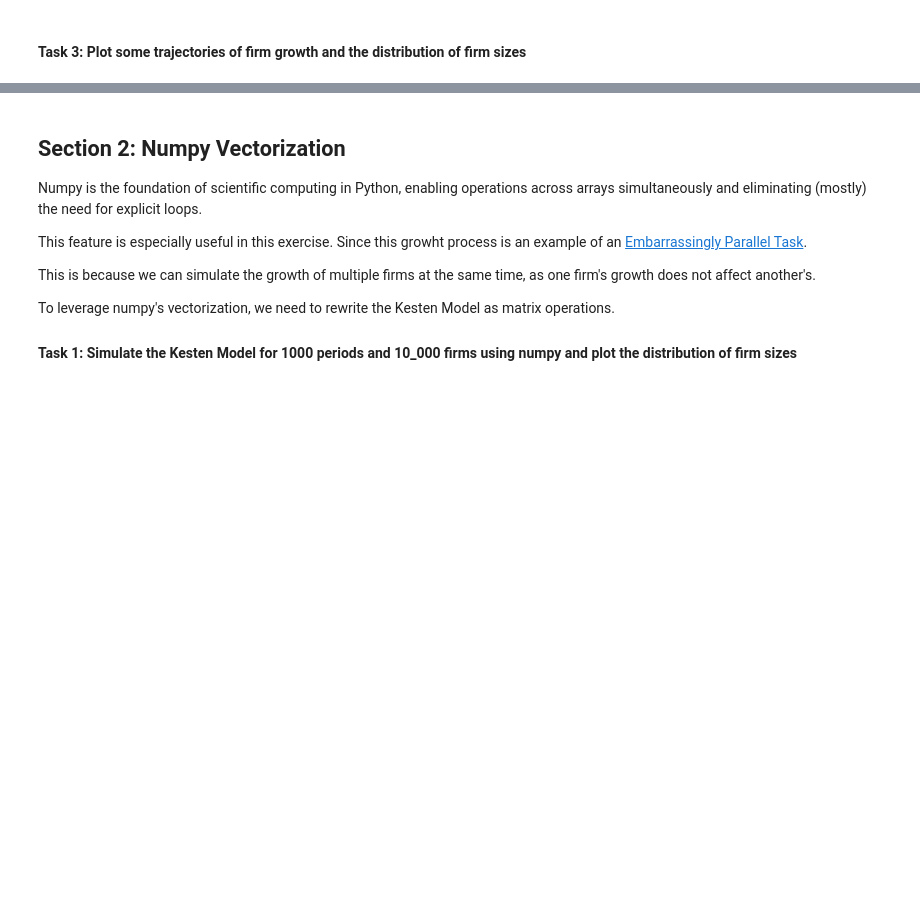
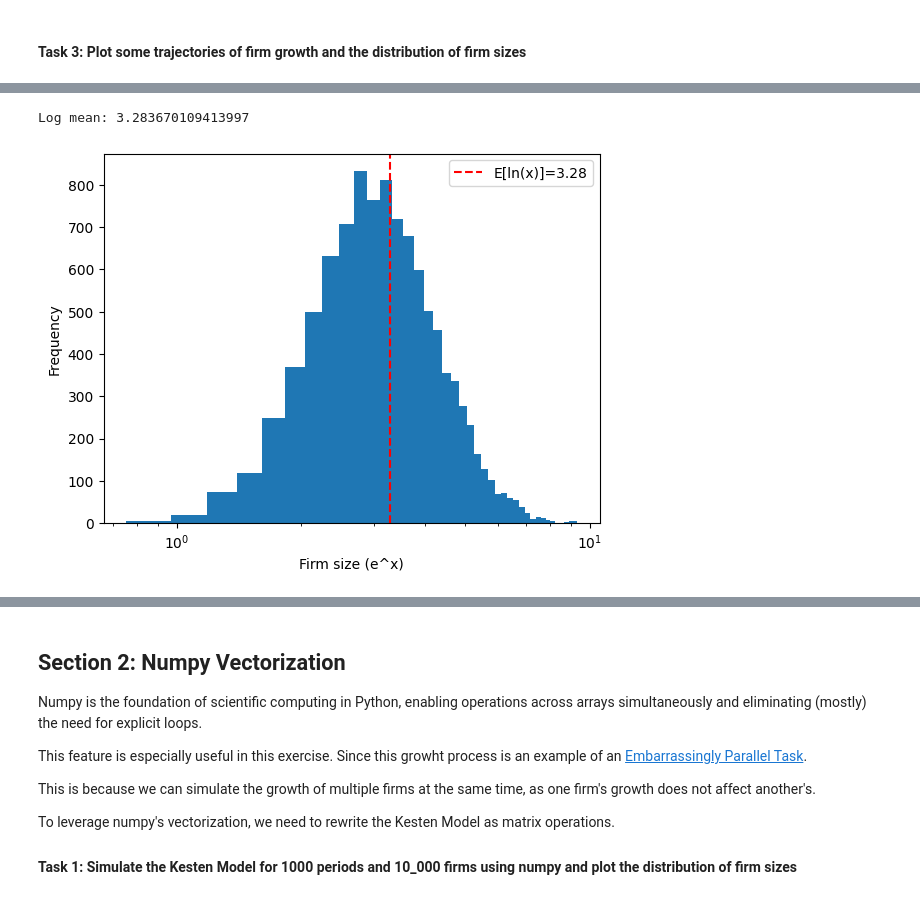
Before and after one commit to alexmakassiouk/eth-agent-based-modeling-of-economic-systems, a Jupyter notebook: ss_03_exercise.ipynb, the cells around one changed output, grey strips where cells are left out. Saved outputs shown, nothing was run; the diff lists cells and outputs as text; code cells hidden in the pictures; blank space fills up the shorter version.

```diff
--- a/ss_03_exercise.ipynb
+++ b/ss_03_exercise.ipynb
@@ -42,0 +54,18 @@ n_steps = 1_000
+# %%
+from statistics import geometric_mean
+
+# plot the size distribution using log sized bins
+final_sizes = [agent_seq[-1] for agent_seq in kesten_model]
+log_final_sizes = np.log(final_sizes)
+log_mean = geometric_mean(log_final_sizes)
+print("Log mean:",  log_mean)
+plt.hist(np.log(final_sizes), bins=40)
+plt.axvline(log_mean, color='r', linestyle='--', label="E[ln(x)]={:.2f}".format(log_mean))
+plt.xscale("log")
+plt.xlabel("Firm size (e^x)")
+plt.ylabel("Frequency")
+plt.legend()
+plt.show()
+# %% [output]
+Log mean: 3.283670109413997
+[figure, added]
```
Also changed, not shown: parts of 17 cells of this notebook.
